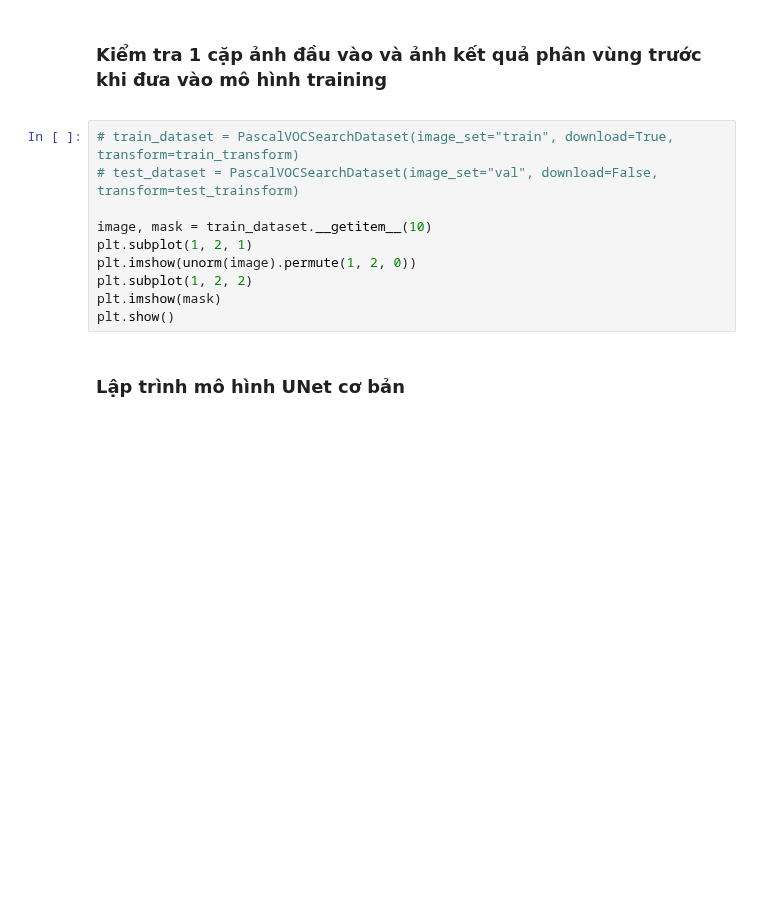
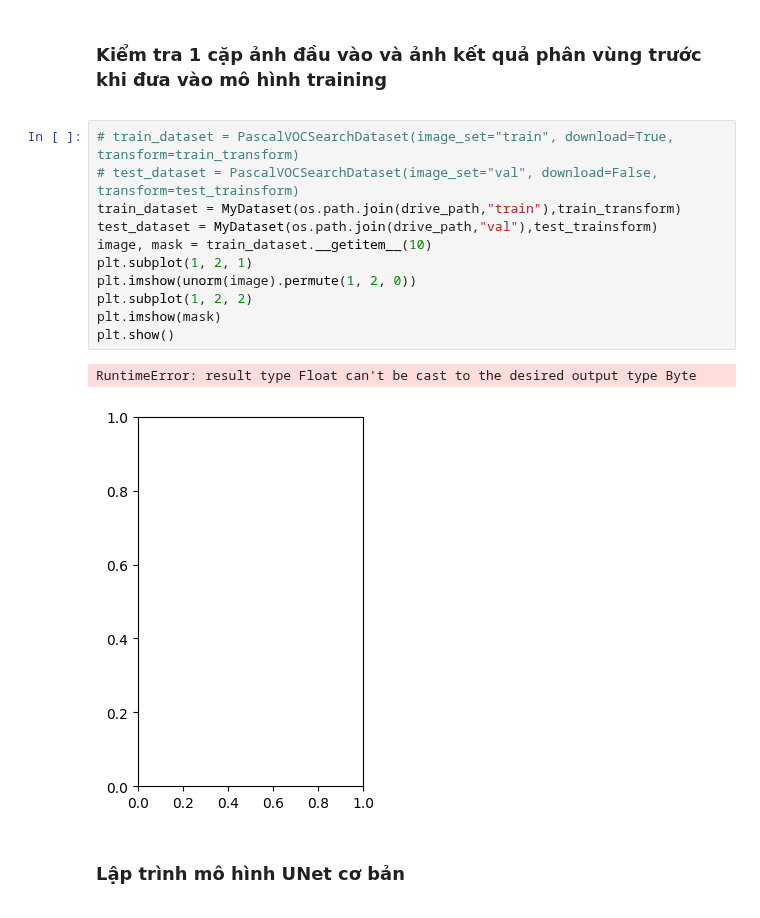
Before and after one commit to Coder0469/Do-an-1, a Jupyter notebook: Week3/B2_basic_pipeline_PASCALVOC.ipynb, the cells around one changed output. Drawn from its saved outputs; the diff is of its cells as text; blank space fills up the shorter version.

```diff
--- a/Week3/B2_basic_pipeline_PASCALVOC.ipynb
+++ b/Week3/B2_basic_pipeline_PASCALVOC.ipynb
@@ -269,13 +279,17 @@ unorm = UnNormalize(mean=(0.485, 0.456, 0.406), std=(0.229, 0.224, 0.225))
 # %%
 # train_dataset = PascalVOCSearchDataset(image_set="train", download=True, transform=train_transform)
 # test_dataset = PascalVOCSearchDataset(image_set="val", download=False, transform=test_trainsform)
-
+train_dataset = MyDataset(os.path.join(drive_path,"train"),train_transform)
+test_dataset = MyDataset(os.path.join(drive_path,"val"),test_trainsform)
 image, mask = train_dataset.__getitem__(10)
 plt.subplot(1, 2, 1)
 plt.imshow(unorm(image).permute(1, 2, 0))
 plt.subplot(1, 2, 2)
 plt.imshow(mask)
 plt.show()
+# %% [output]
+RuntimeError: result type Float can't be cast to the desired output type Byte
+[figure, added]
 # %% [markdown]
 <div class="markdown-google-sans">
   <h3>Lập trình mô hình UNet cơ bản</h3>
```
Also changed, not shown: parts of 10 cells of this notebook.
